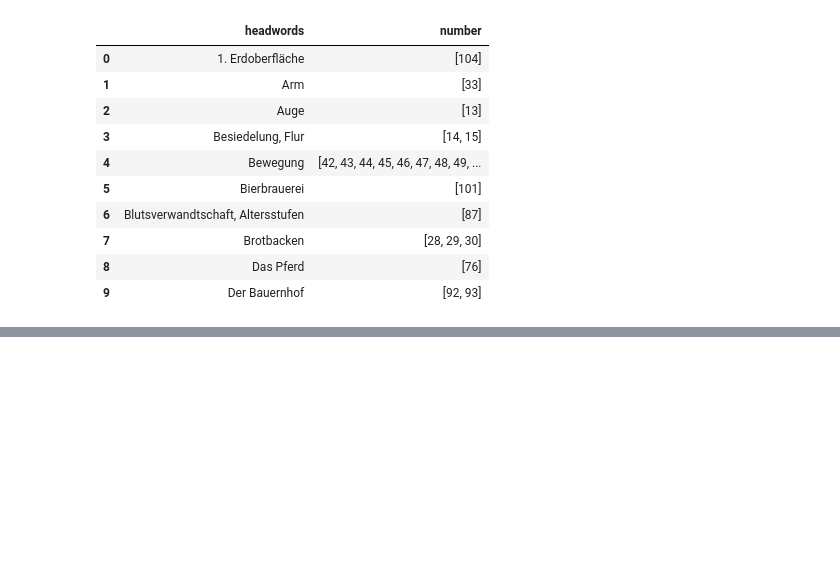
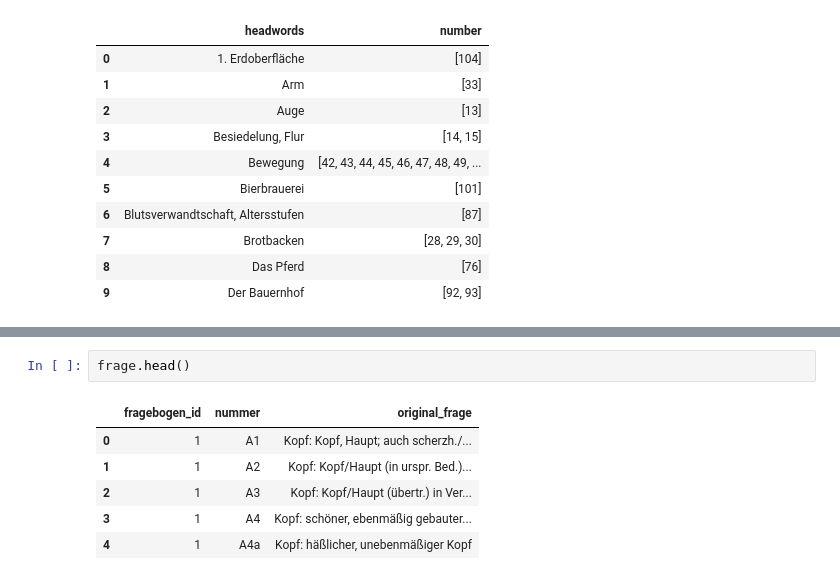
Before and after one commit to acdh-oeaw/exploreAT-Concepts, a Jupyter notebook: concepts.ipynb, the cells around one changed output, grey strips where cells are left out. Drawn from its saved outputs; the diff is of its cells as text; blank space fills up the shorter version.

```diff
--- a/concepts.ipynb
+++ b/concepts.ipynb
@@ -201,0 +258,9 @@ nx.draw(G, with_labels=True) #, font_weight='bold')
+# %%
+frage.head()
+# %% [output]
+|  | fragebogen_id | nummer | original_frage |
+| 0 | 1 | A1 | Kopf: Kopf, Haupt; auch scherzh./... |
+| 1 | 1 | A2 | Kopf: Kopf/Haupt (in urspr. Bed.)... |
+| 2 | 1 | A3 | Kopf: Kopf/Haupt (übertr.) in Ver... |
+| 3 | 1 | A4 | Kopf: schöner, ebenmäßig gebauter... |
+| 4 | 1 | A4a | Kopf: häßlicher, unebenmäßiger Kopf |
```
Also changed, not shown: parts of 27 cells of this notebook.
